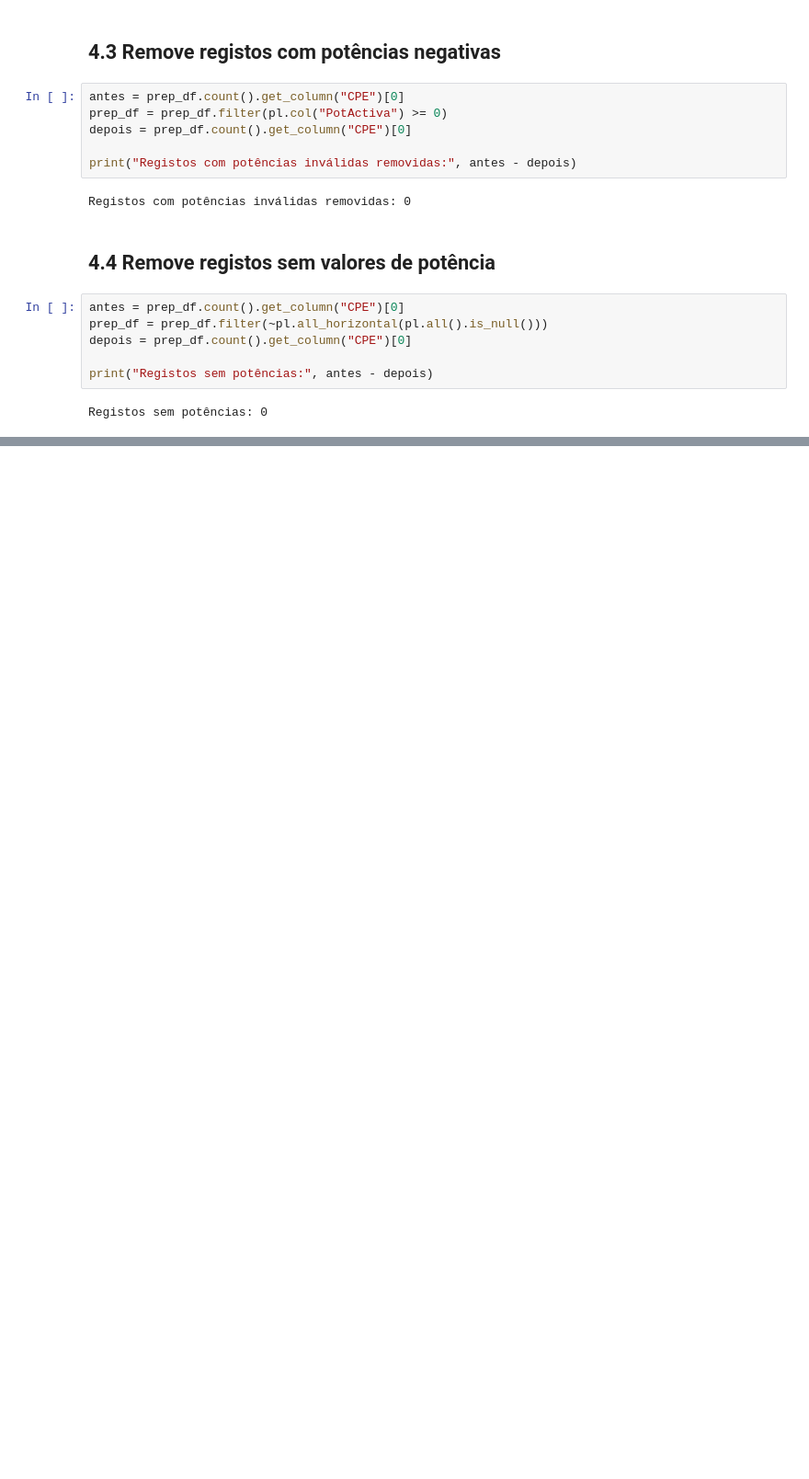
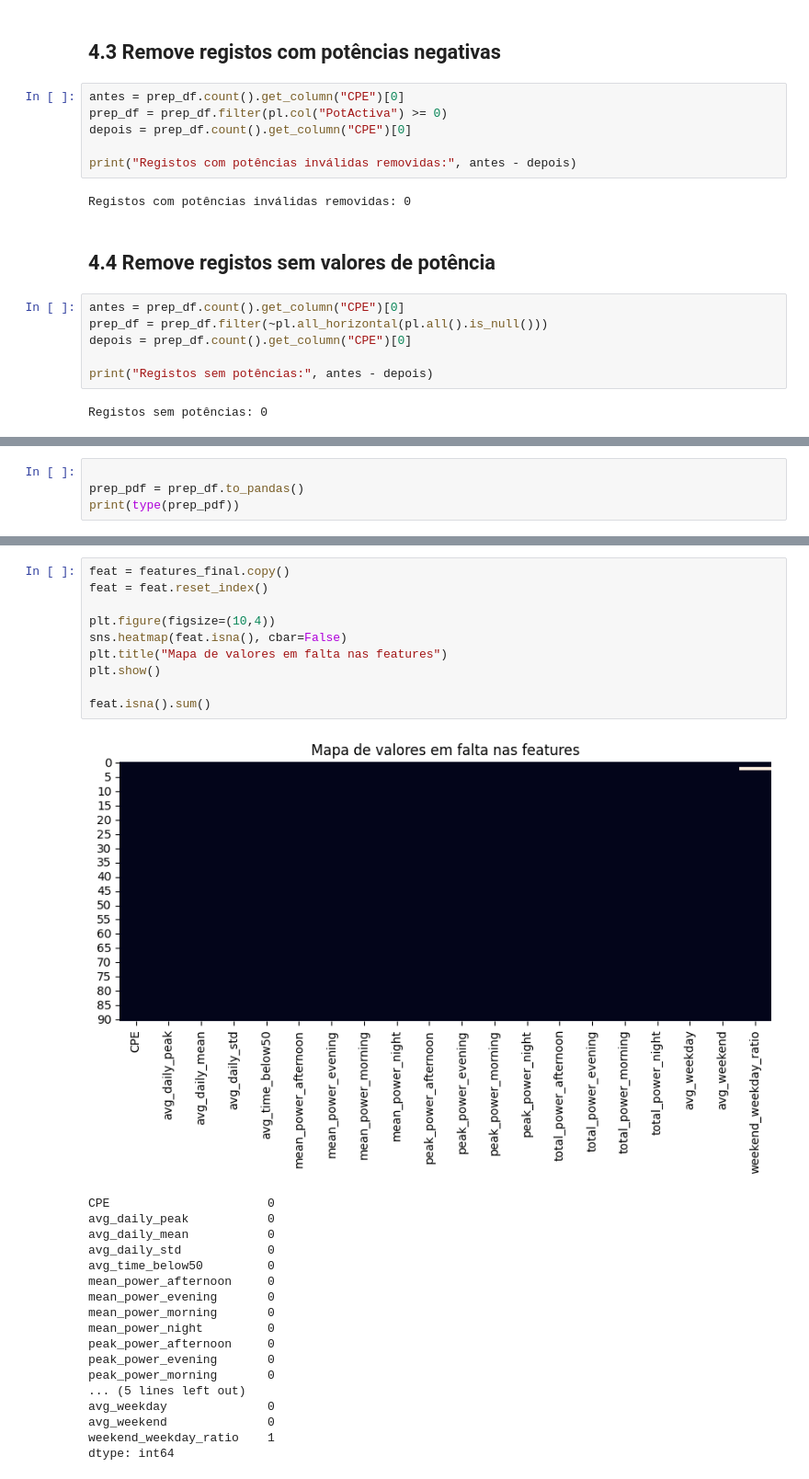
Before and after one commit to jpnoa1/IAA, a Jupyter notebook: Projeto IAA/Projeto.ipynb, the cells around one changed output, grey strips where cells are left out. Shown at 92% size. Saved outputs shown, nothing was run; the diff lists cells and outputs as text; blank space fills up the shorter version.

```diff
--- a/Projeto IAA/Projeto.ipynb
+++ b/Projeto IAA/Projeto.ipynb
@@ -436,0 +441,4 @@ Registos sem potências: 0
+# %%
+
+prep_pdf = prep_df.to_pandas()
+print(type(prep_pdf))
@@ -436,0 +624,29 @@ Registos sem potências: 0
+# %%
+feat = features_final.copy()
+feat = feat.reset_index()
+
+plt.figure(figsize=(10,4))
+sns.heatmap(feat.isna(), cbar=False)
+plt.title("Mapa de valores em falta nas features")
+plt.show()
+
+feat.isna().sum()
+# %% [output]
+[figure, added]
+CPE                      0
+avg_daily_peak           0
+avg_daily_mean           0
+avg_daily_std            0
+avg_time_below50         0
+mean_power_afternoon     0
+mean_power_evening       0
+mean_power_morning       0
+mean_power_night         0
+peak_power_afternoon     0
+peak_power_evening       0
+peak_power_morning       0
+... (5 lines left out)
+avg_weekday              0
+avg_weekend              0
+weekend_weekday_ratio    1
+dtype: int64
```
Also changed, not shown: parts of 10 cells of this notebook.
